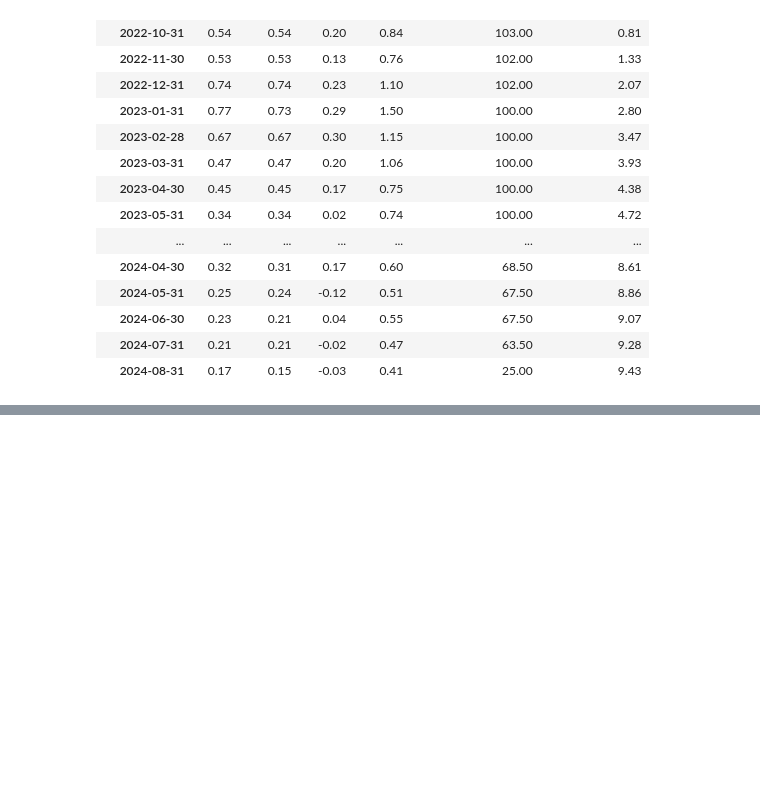
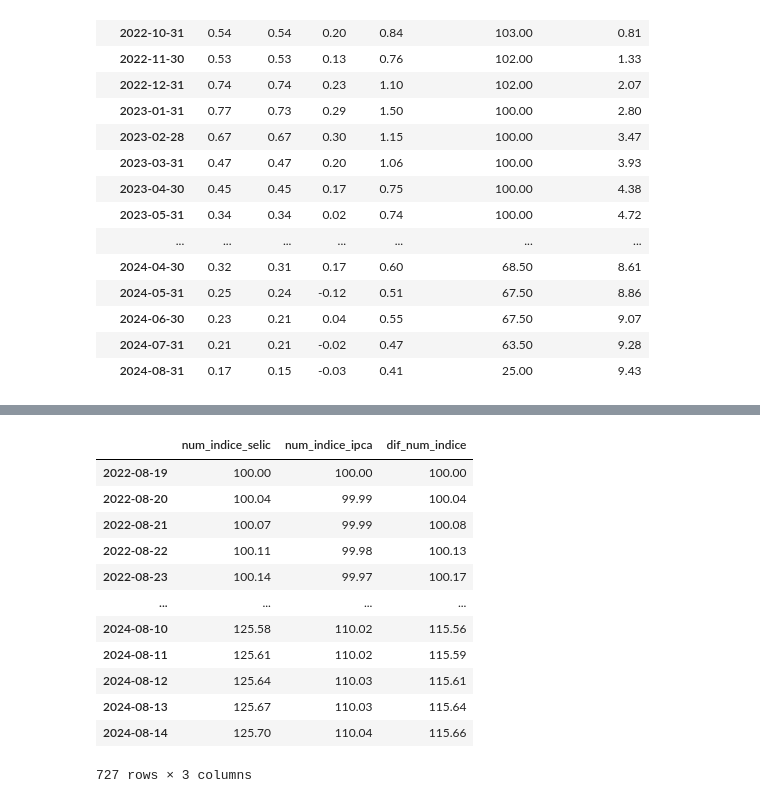
Before and after one commit to nobru01/BcB_Forcast, a Jupyter notebook: filtros.ipynb, the cells around one changed output, grey strips where cells are left out. Drawn from its saved outputs; the diff is of its cells as text; code cells hidden in the pictures; blank space fills up the shorter version.

```diff
--- a/filtros.ipynb
+++ b/filtros.ipynb
@@ -430,8 +430,23 @@ def area(tipo,date):
 # %%
 df_juros_real['dif_num_indice']=df_juros_real.apply(lambda x: x.num_indice_selic-x.num_indice_ipca+100,axis=1)
 # df_juros_real['dif_area']=df_juros_real.apply(lambda x: x.area_selic-x.area_ipca,axis=1)
 # df_juros_real['dif_area_por_dia']=df_juros_real.apply(lambda x: x.dif_area/(x.index-))
 df_juros_real.to_csv('./output/num_indice_selic_ipca_diferenca.csv',float_format='%.2f')
+df_juros_real
+# %% [output]
+|  | num_indice_selic | num_indice_ipca | dif_num_indice |
+| 2022-08-19 | 100.00 | 100.00 | 100.00 |
+| 2022-08-20 | 100.04 | 99.99 | 100.04 |
+| 2022-08-21 | 100.07 | 99.99 | 100.08 |
+| 2022-08-22 | 100.11 | 99.98 | 100.13 |
+| 2022-08-23 | 100.14 | 99.97 | 100.17 |
+| ... | ... | ... | ... |
+| 2024-08-10 | 125.58 | 110.02 | 115.56 |
+| 2024-08-11 | 125.61 | 110.02 | 115.59 |
+| 2024-08-12 | 125.64 | 110.03 | 115.61 |
+| 2024-08-13 | 125.67 | 110.03 | 115.64 |
+| 2024-08-14 | 125.70 | 110.04 | 115.66 |
+727 rows × 3 columns
 # %%
 # Gráfico iterativo utilizando o plotly
 fig=px.line(df_juros_real,x=df_juros_real.index,y=['num_indice_selic','num_indice_ipca','dif_num_indice'])
```
Also changed, not shown: parts of 11 cells of this notebook, 6 other files.
